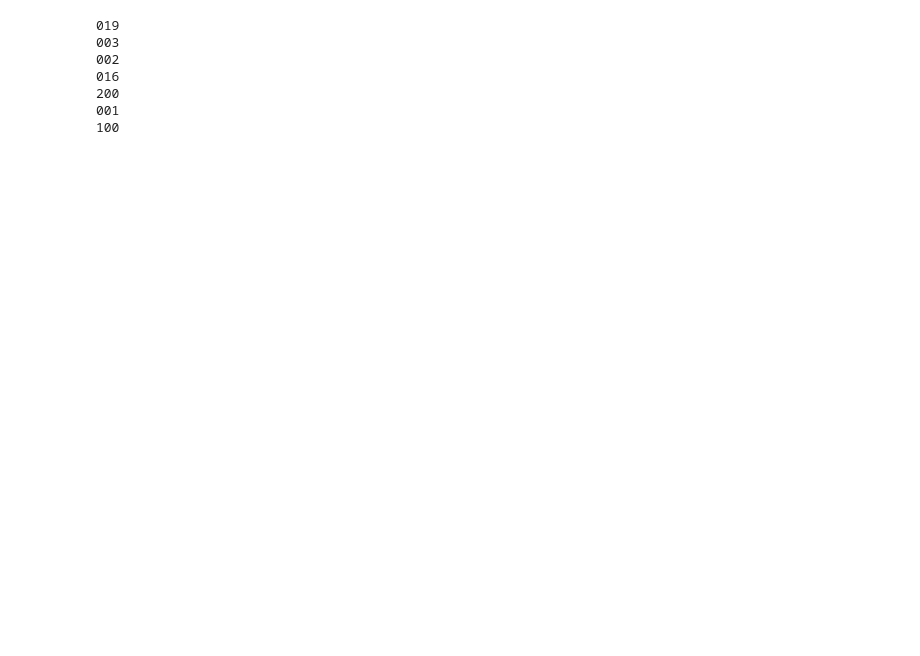
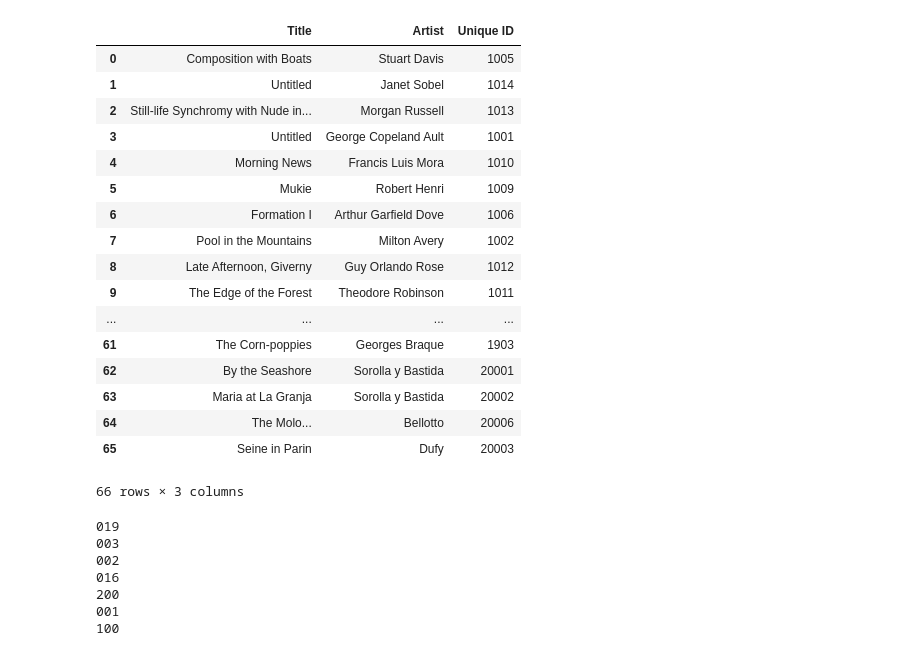
Before and after one commit to roberttwomey/art-and-empathy, a Jupyter notebook: data_cleaning/aesthemos_WIP/cleaner.ipynb, the cells around one changed output. Drawn from its saved outputs; the diff is of its cells as text; code cells hidden in the pictures; blank space fills up the shorter version.

```diff
--- a/data_cleaning/aesthemos_WIP/cleaner.ipynb
+++ b/data_cleaning/aesthemos_WIP/cleaner.ipynb
@@ -27,3 +37,26 @@ list(unique_subjects)
+# %%
+# Setup key for painting IDs
+IDsTable = pd.read_csv("paintingIDsKey.csv", encoding='latin1')
+IDsTable
+# %% [output]
+|  | Title | Artist | Unique ID |
+| 0 | Composition with Boats | Stuart Davis | 1005 |
+| 1 | Untitled | Janet Sobel | 1014 |
+| 2 | Still-life Synchromy with Nude in... | Morgan Russell | 1013 |
+| 3 | Untitled | George Copeland Ault | 1001 |
+| 4 | Morning News | Francis Luis Mora | 1010 |
+| 5 | Mukie | Robert Henri | 1009 |
+| 6 | Formation I | Arthur Garfield Dove | 1006 |
+| 7 | Pool in the Mountains | Milton Avery | 1002 |
+| 8 | Late Afternoon, Giverny | Guy Orlando Rose | 1012 |
+| 9 | The Edge of the Forest | Theodore Robinson | 1011 |
+| ... | ... | ... | ... |
+| 61 | The Corn-poppies | Georges Braque | 1903 |
+| 62 | By the Seashore | Sorolla y Bastida | 20001 |
+| 63 | Maria at La Granja | Sorolla y Bastida | 20002 |
+| 64 | The Molo... | Bellotto | 20006 |
+| 65 | Seine in Parin | Dufy | 20003 |
+66 rows × 3 columns
 # %%
 for gallery in os.listdir('data/aesthemos'):
     if gallery.endswith(".csv"):
```
Also changed, not shown: parts of 20 cells of this notebook, 10 other files.
